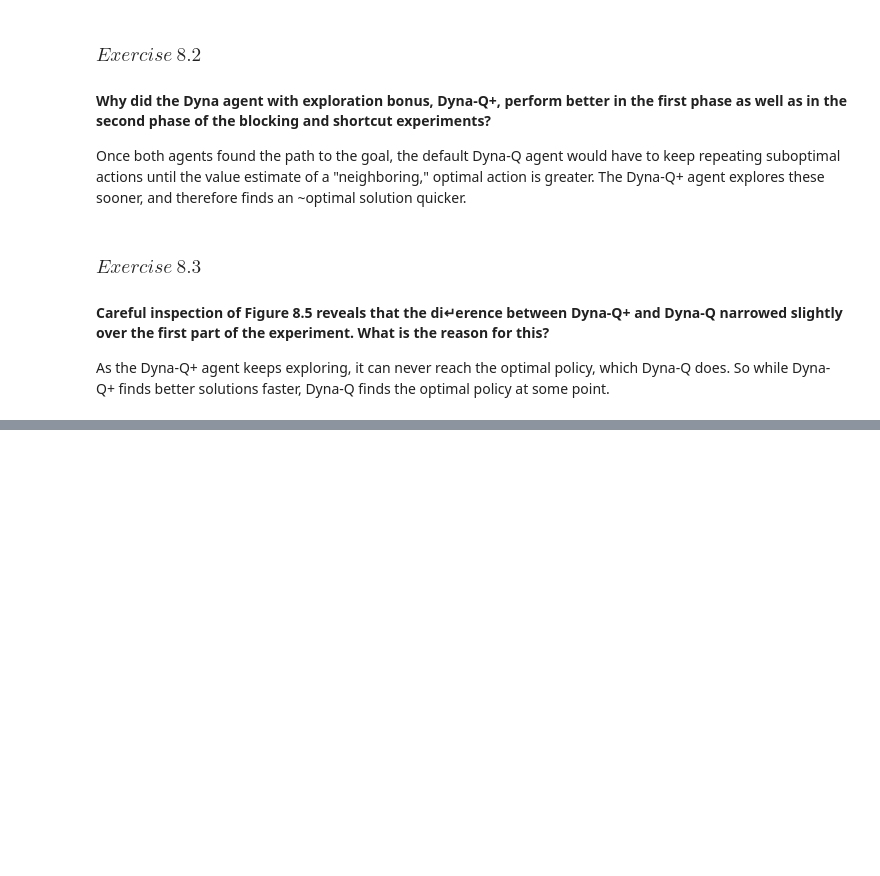
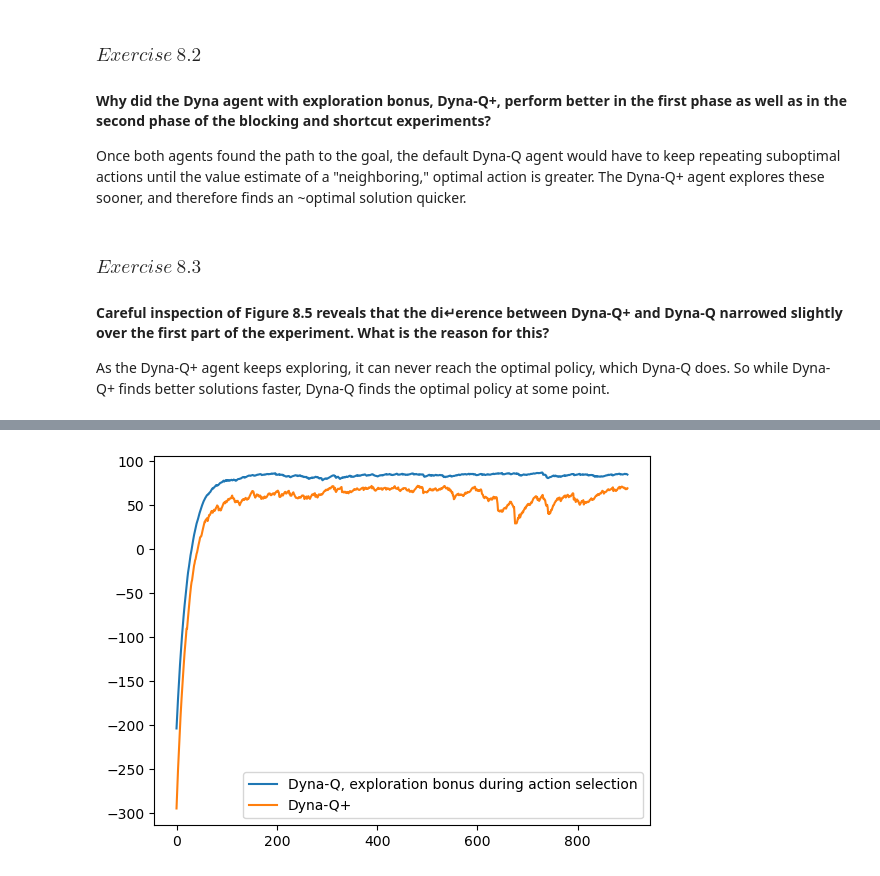
Before and after one commit to Fittiboy/journey, a Jupyter notebook: 017.2 - Planning and Learning with Tabular Methods.ipynb, the cells around one changed output, grey strips where cells are left out. Cells and saved outputs as stored; diff of their text form; code cells hidden in the pictures; blank space fills up the shorter version.

```diff
--- a/017.2 - Planning and Learning with Tabular Methods.ipynb
+++ b/017.2 - Planning and Learning with Tabular Methods.ipynb
@@ -16,0 +68,27 @@ As the Dyna-Q+ agent keeps exploring, it can never reach the optimal policy, whi
+# %%
+num_episodes = 1_000
+
+agent1_trainer.train(num_episodes)
+agent2_trainer.train(num_episodes)
+# %%
+agent1_tr = np.zeros_like(agent1.ep_returns)
+agent1_tr[0] = agent1.ep_returns[0]
+
+step_size = 1 / (num_episodes // 40)
+for i in range(1, len(agent1.ep_returns)):
+    agent1_tr[i] = step_size * agent1.ep_returns[i] + (1 - step_size) * agent1_tr[i-1]
+
+agent2_tr = np.zeros_like(agent2.ep_returns)
+agent2_tr[0] = agent2.ep_returns[0]
+
+for i in range(1, len(agent2.ep_returns)):
+    agent2_tr[i] = step_size * agent2.ep_returns[i] + (1 - step_size) * agent2_tr[i-1]
+
+start_from = 100
+end_at = None
+plt.plot(agent1_tr[start_from:end_at], label=f"Dyna-Q, exploration bonus during action selection")
+plt.plot(agent2_tr[start_from:end_at], label=f"Dyna-Q+")
+plt.legend()
+plt.show()
+# %% [output]
+[figure, added]
```
Also changed, not shown: parts of 4 cells of this notebook, 4 other files.
